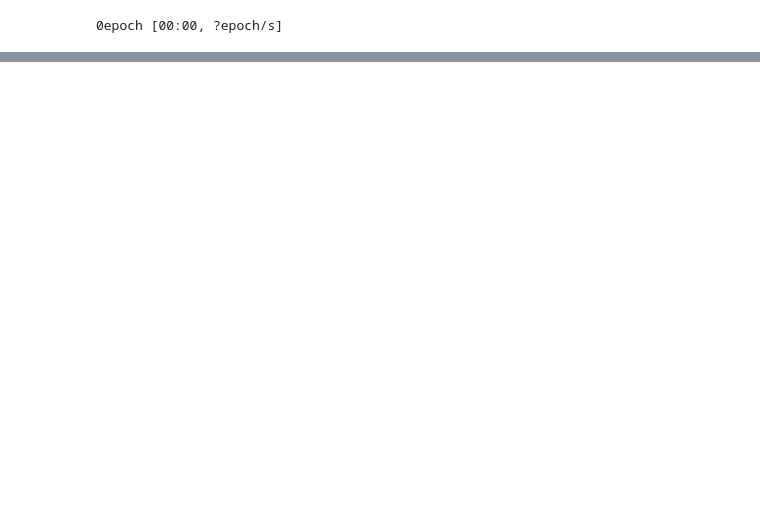
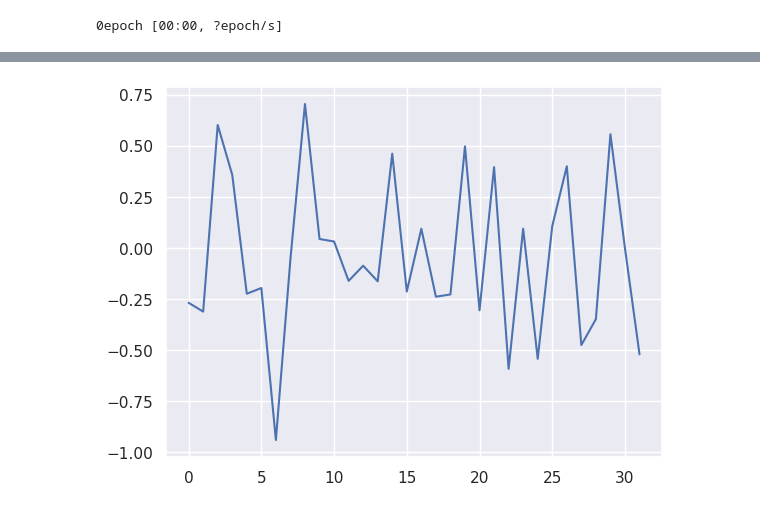
Before and after one commit to FriedChips/dl_basics, a Jupyter notebook: experiments/simple_mlp_arithmetic.ipynb, the cells around one changed output, grey strips where cells are left out. Cells and saved outputs as stored; diff of their text form; code cells hidden in the pictures; blank space fills up the shorter version.

```diff
--- a/experiments/simple_mlp_arithmetic.ipynb
+++ b/experiments/simple_mlp_arithmetic.ipynb
@@ -204,0 +217,4 @@ model.get_weights()
+# %%
+plt.plot(model.get_weights()[2]);
+# %% [output]
+[figure, added]
```
Also changed, not shown: parts of 11 cells of this notebook, 2 other files.
